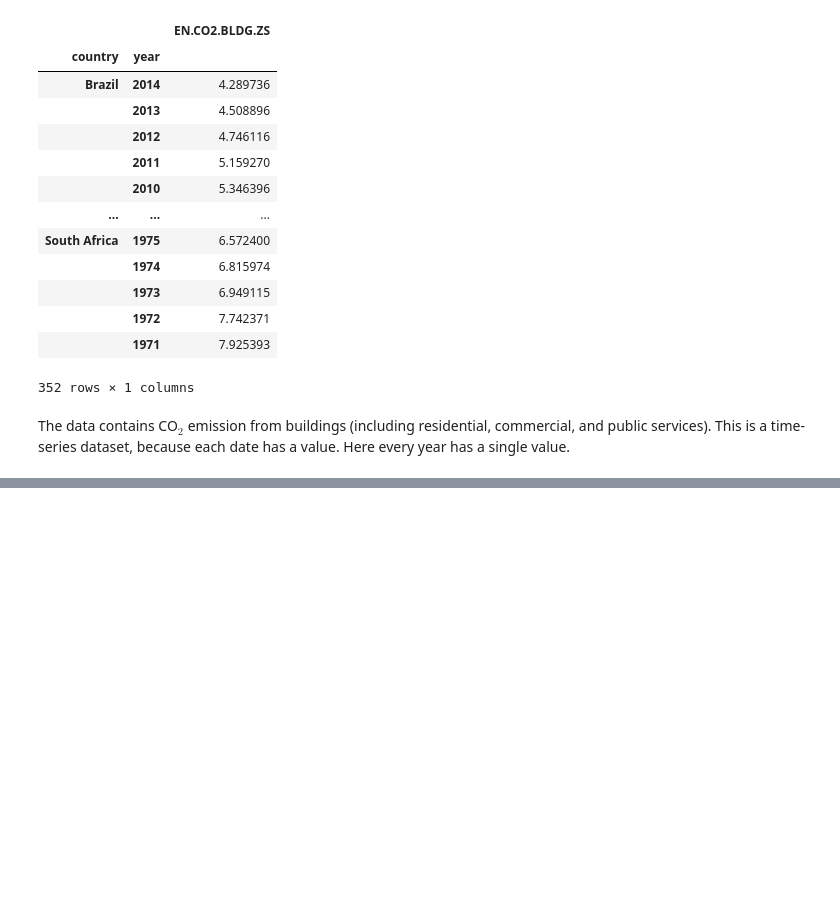
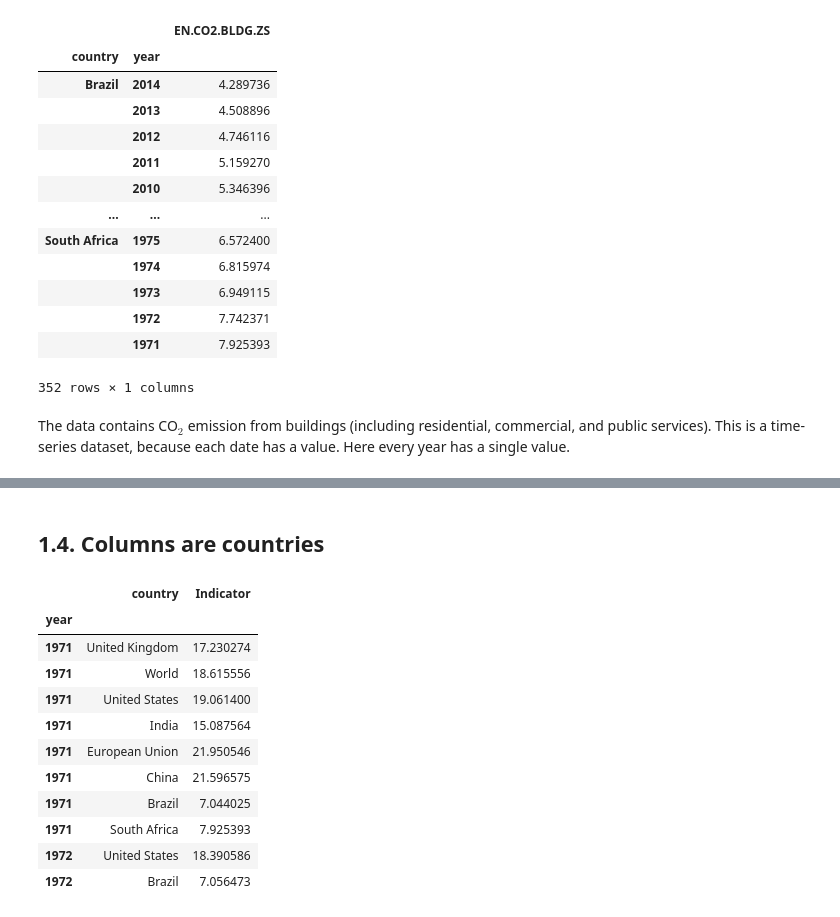
Before and after one commit to sandyherho/time_series_learning, a Jupyter notebook: deepCO2/co2_emission_forecast.ipynb, the cells around one changed output, grey strips where cells are left out. Cells and saved outputs as stored; diff of their text form; code cells hidden in the pictures; blank space fills up the shorter version.

```diff
--- a/deepCO2/co2_emission_forecast.ipynb
+++ b/deepCO2/co2_emission_forecast.ipynb
@@ -66,0 +117,2 @@ The data contains CO$_2$ emission from buildings (including residential, commerc
+# %%
+df_indicator["year"] = df_indicator["year"].astype(int)
@@ -66,0 +160,17 @@ The data contains CO$_2$ emission from buildings (including residential, commerc
+# %% [markdown]
+## 1.4. Columns are countries
+# %%
+df_indicator.head(10)
+# %% [output]
+|  | country | Indicator |
+| year |  |  |
+| 1971 | United Kingdom | 17.230274 |
+| 1971 | World | 18.615556 |
+| 1971 | United States | 19.061400 |
+| 1971 | India | 15.087564 |
+| 1971 | European Union | 21.950546 |
+| 1971 | China | 21.596575 |
+| 1971 | Brazil | 7.044025 |
+| 1971 | South Africa | 7.925393 |
+| 1972 | United States | 18.390586 |
+| 1972 | Brazil | 7.056473 |
```
Also changed, not shown: parts of 43 cells of this notebook, 3 other files.
